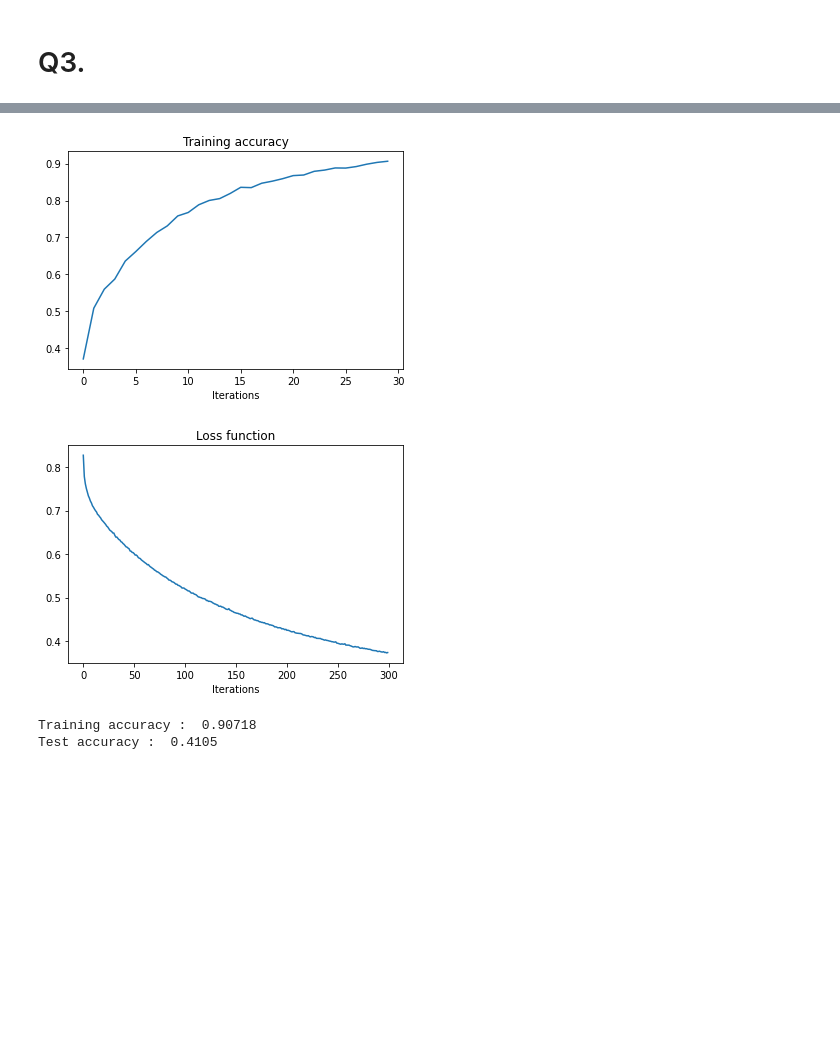
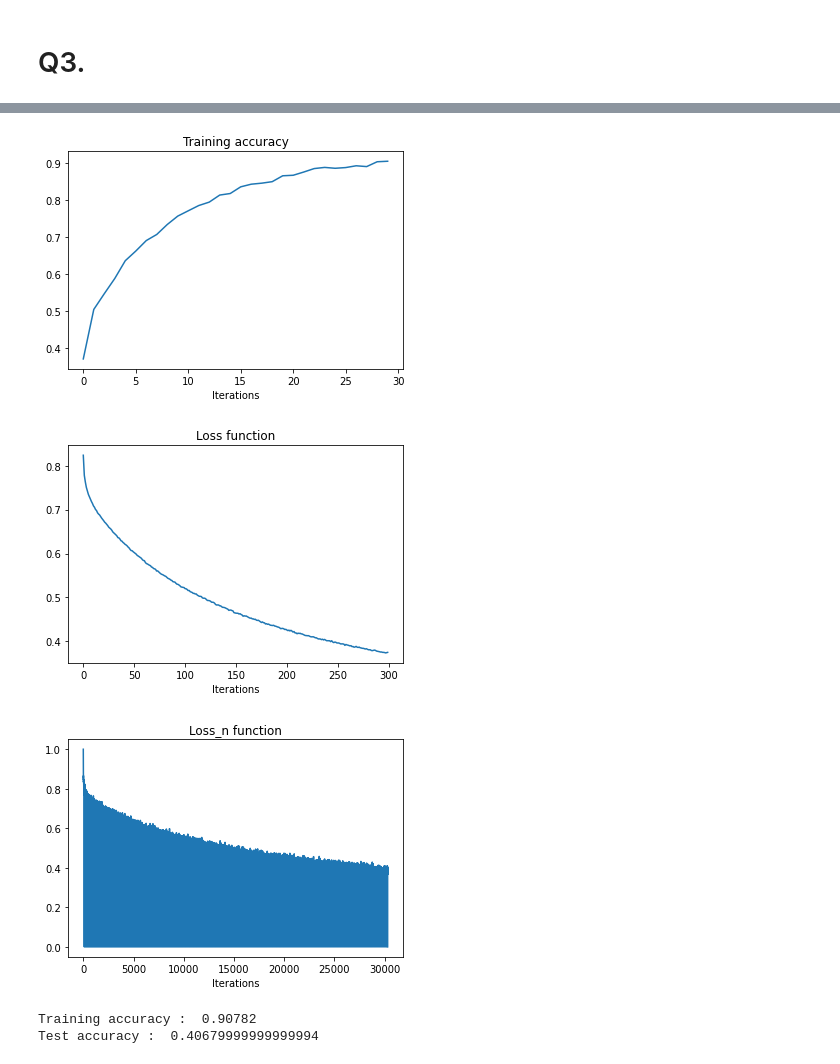
Before and after one commit to Nirajkanth/Digital-image-processing-and-computer-vision, a Jupyter notebook: EN2550_Assignments/A_04/Assign_04.ipynb, the cells around one changed output, grey strips where cells are left out. Cells and saved outputs as stored; diff of their text form; code cells hidden in the pictures; blank space fills up the shorter version.

```diff
--- a/EN2550_Assignments/A_04/Assign_04.ipynb
+++ b/EN2550_Assignments/A_04/Assign_04.ipynb
@@ -332,7 +332,7 @@ train_acc_history = []
 val_acc_history = []
 seed = 0
 rng = np.random.default_rng(seed=seed)
-
+loss_n = []
 for t in range(iterations):
     indices = np.arange(Ntr)
     rng.shuffle(indices)
@@ -355,7 +355,7 @@ for t in range(iterations):
 
         loss = 1./batch_size*np.square(y_pred - y).sum() + reg*(np.sum(w1*w1) + np.sum(w2*w2))
         loss_1.append(loss)
-
+        loss_n.append(loss)
         # Backward pass
         dy_pred = (2.0/batch_size)*(y_pred - y)
         dw2 = h.T.dot(dy_pred) +  reg*w2 # H x K
@@ -404,34 +404,38 @@ Training accuracy :  0.90654
 # %%
 plt.plot(train_acc_history)
 plt.title("Training accuracy"), plt.xlabel("Iterations")
 plt.show()
 plt.plot(loss_history)
 plt.title("Loss function"), plt.xlabel("Iterations")
+plt.show()
+plt.plot(loss_n)
+plt.title("Loss_n function"), plt.xlabel("Iterations")
 plt.show()
 
 z = x_train.dot(w1) + b1
 with np.errstate(over='ignore', invalid='ignore'):
       h = np.where(z >= 0,
                   1 / (1 + np.exp(-z)),
                   np.exp(z) / (1 + np.exp(z)))
 y_pred = h.dot(w2) + b2
 train_acc = 1.0 - (1/Ntr)*(np.count_nonzero(np.argmax(y_pred, axis=1) - np.argmax(y_train, axis=1)))
 print("Training accuracy : ",train_acc)
 
 z1 = x_test.dot(w1) + b1
 with np.errstate(over='ignore', invalid='ignore'):
       h = np.where(z1 >= 0,
                   1 / (1 + np.exp(-z1)),
                   np.exp(z1) / (1 + np.exp(z1)))
 y_pred_test = h.dot(w2) + b2
 
 test_acc = 1.0 - (1/Nte)*(np.count_nonzero(np.argmax(y_pred_test, axis=1) - np.argmax(y_test, axis=1)))
 print("Test accuracy : ",test_acc)
 # %% [output]
-[figure, old version]
+[figure, new version]
 [figure]
+[figure, added]
-Training accuracy :  0.90718
-Test accuracy :  0.4105
+Training accuracy :  0.90782
+Test accuracy :  0.40679999999999994
 # %%
 
 %matplotlib inline
```
Also changed, not shown: parts of 4 cells of this notebook.
